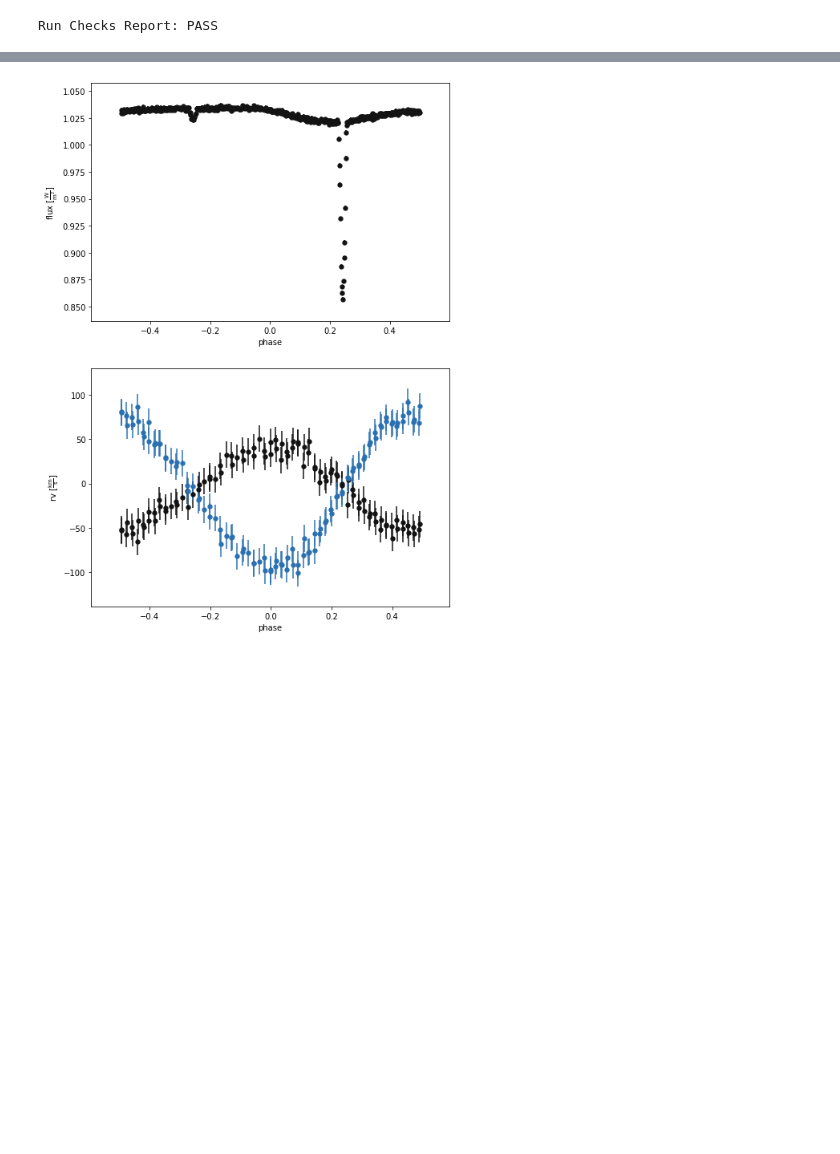
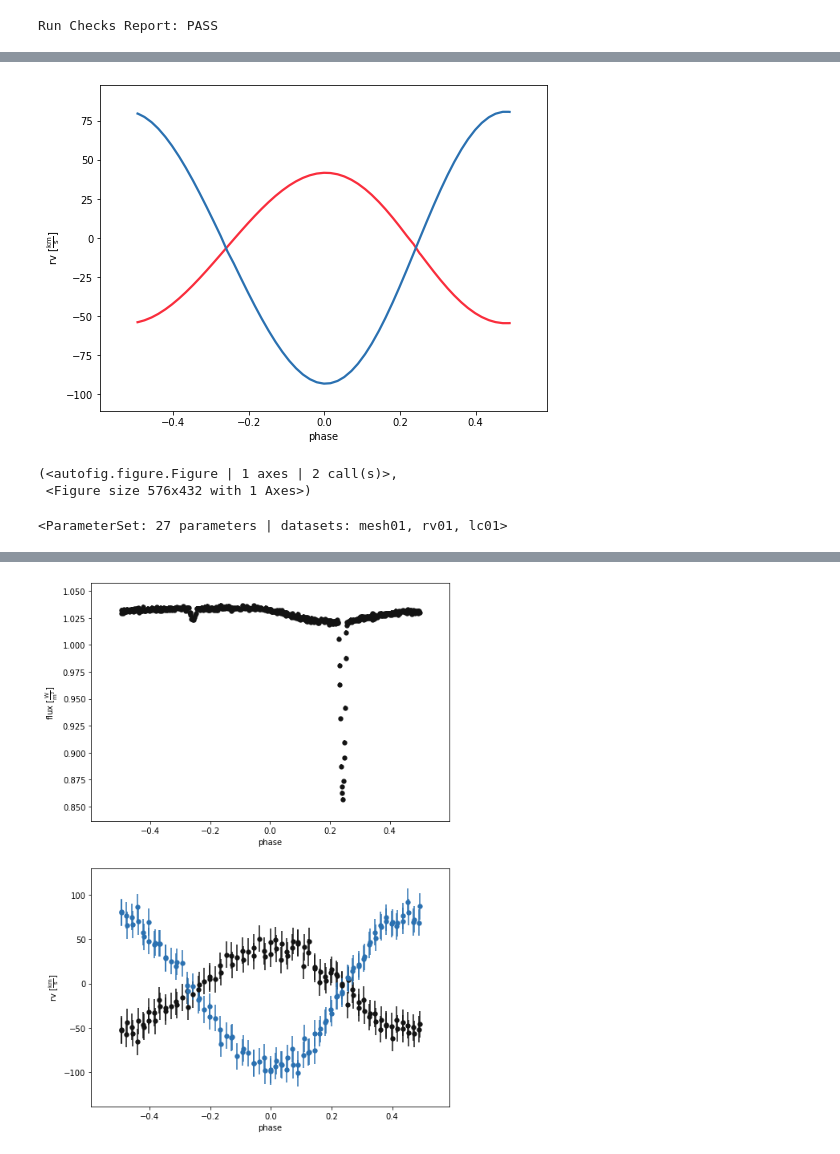
Before and after one commit to Vysakh13579/FITTING_BINARIES, a Jupyter notebook: dataSYN.ipynb, the cells around one changed output, grey strips where cells are left out. Saved outputs shown, nothing was run; the diff lists cells and outputs as text; code cells hidden in the pictures; blank space fills up the shorter version.

```diff
--- a/dataSYN.ipynb
+++ b/dataSYN.ipynb
@@ -154,0 +148,12 @@ b.plot(x='phases',show=True,legends=True)
+# %%
+
+b.plot(x='phases',dataset=['rv01'],t0=0,
+       c={'primary':'red','secondary':'blue'},
+       ls={'primary':'-','secondary':'-'},
+
+       show=True,
+       save='RV_wspots.jpeg')
+# %% [output]
+[figure, added]
+(<autofig.figure.Figure | 1 axes | 2 call(s)>,
+ <Figure size 576x432 with 1 Axes>)
@@ -154,0 +163,4 @@ b.plot(x='phases',show=True,legends=True)
+# %%
+b.run_compute(dataset='mesh01',model='meshdata',compute='fastcompute',overwrite=True)
+# %% [output]
+<ParameterSet: 27 parameters | datasets: mesh01, rv01, lc01>
```
Also changed, not shown: parts of 15 cells of this notebook, 13 other files.
